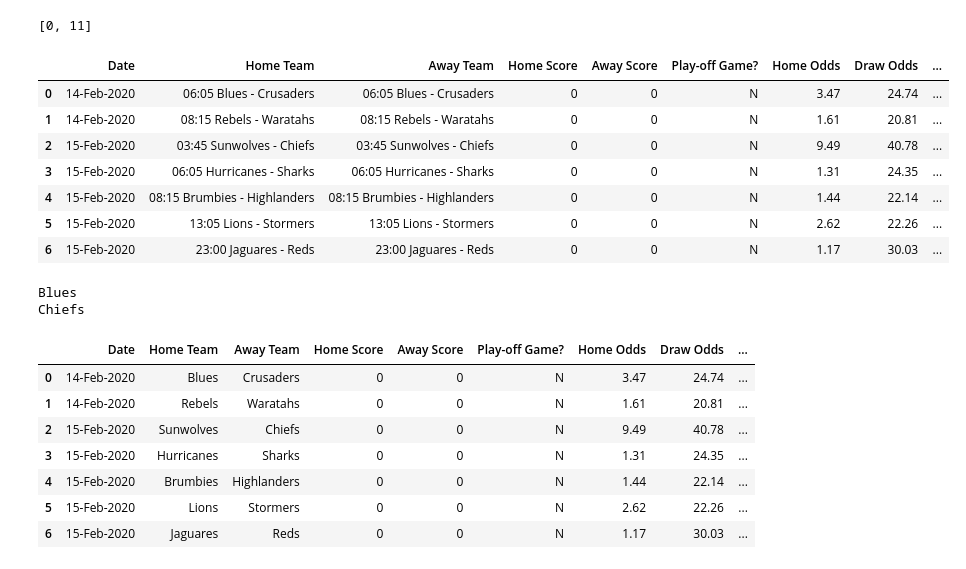
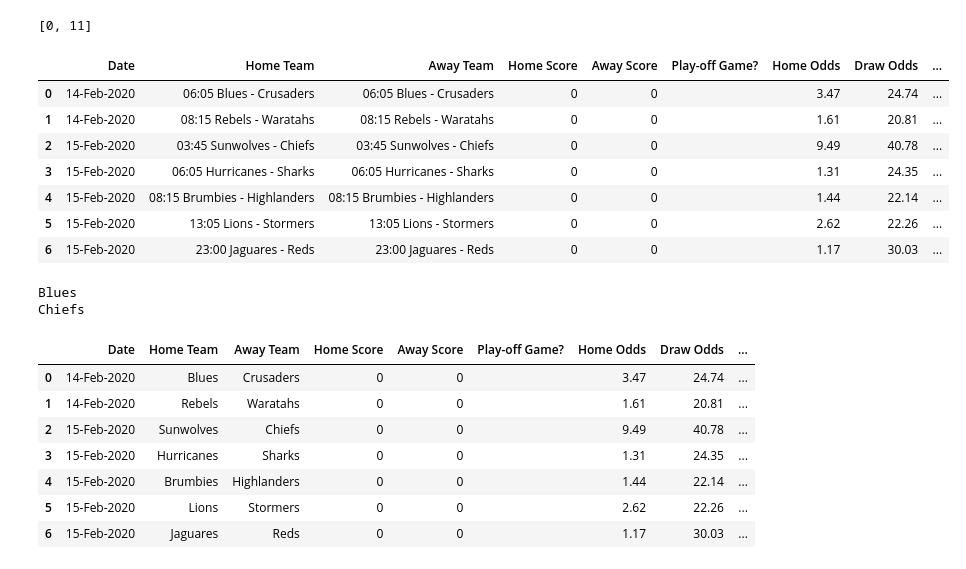
Before and after one commit to kieranbd/superrugby-predictor, a Jupyter notebook: Chromedriver_scraper.ipynb, the cells around one changed output. Saved outputs shown, nothing was run; the diff lists cells and outputs as text; code cells hidden in the pictures.

```diff
--- a/Chromedriver_scraper.ipynb
+++ b/Chromedriver_scraper.ipynb
@@ -118,41 +118,41 @@ for i in range(len(date_idx)):
     fixtures = []
 
     if i < len(date_idx)-1:
         last_match = date_idx[i+1]
         fixtures = table_rows[first_match:last_match]
 
     else:
         fixtures = table_rows[first_match:]
 
     fixtures = np.array(fixtures).reshape(-1, 5)
     date_col = np.repeat([date], fixtures.shape[0])
     fixtures = np.hstack((date_col.reshape(-1, 1), fixtures))
 
     # add each row to dictionary
     for f in fixtures:
         df['Date'].append(f[0])
         df['Home Team'].append(f[1])
         df['Away Team'].append(f[1])
         df['Home Score'].append(0)
         df['Away Score'].append(0)
-        df['Play-off Game?'].append('N')
+        df['Play-off Game?'].append('')
         df['Home Odds'].append(f[2])
         df['Draw Odds'].append(f[3])
         df['Away Odds'].append(f[4])
         df['Bookmakers Surveyed'].append(f[-1])
 
 # convert dictionary to dataframe
 df = pd.DataFrame(df)
 df.head(7)
 # %% [output]
 |  | Date | Home Team | Away Team | Home Score | Away Score | Play-off Game? | Home Odds | Draw Odds | ... |
-| 0 | 14-Feb-2020 | 06:05 Blues - Crusaders | 06:05 Blues - Crusaders | 0 | 0 | N | 3.47 | 24.74 | ... |
-| 1 | 14-Feb-2020 | 08:15 Rebels - Waratahs | 08:15 Rebels - Waratahs | 0 | 0 | N | 1.61 | 20.81 | ... |
-| 2 | 15-Feb-2020 | 03:45 Sunwolves - Chiefs | 03:45 Sunwolves - Chiefs | 0 | 0 | N | 9.49 | 40.78 | ... |
-| 3 | 15-Feb-2020 | 06:05 Hurricanes - Sharks | 06:05 Hurricanes - Sharks | 0 | 0 | N | 1.31 | 24.35 | ... |
-| 4 | 15-Feb-2020 | 08:15 Brumbies - Highlanders | 08:15 Brumbies - Highlanders | 0 | 0 | N | 1.44 | 22.14 | ... |
-| 5 | 15-Feb-2020 | 13:05 Lions - Stormers | 13:05 Lions - Stormers | 0 | 0 | N | 2.62 | 22.26 | ... |
-| 6 | 15-Feb-2020 | 23:00 Jaguares - Reds | 23:00 Jaguares - Reds | 0 | 0 | N | 1.17 | 30.03 | ... |
+| 0 | 14-Feb-2020 | 06:05 Blues - Crusaders | 06:05 Blues - Crusaders | 0 | 0 |  | 3.47 | 24.74 | ... |
+| 1 | 14-Feb-2020 | 08:15 Rebels - Waratahs | 08:15 Rebels - Waratahs | 0 | 0 |  | 1.61 | 20.81 | ... |
+| 2 | 15-Feb-2020 | 03:45 Sunwolves - Chiefs | 03:45 Sunwolves - Chiefs | 0 | 0 |  | 9.49 | 40.78 | ... |
+| 3 | 15-Feb-2020 | 06:05 Hurricanes - Sharks | 06:05 Hurricanes - Sharks | 0 | 0 |  | 1.31 | 24.35 | ... |
+| 4 | 15-Feb-2020 | 08:15 Brumbies - Highlanders | 08:15 Brumbies - Highlanders | 0 | 0 |  | 1.44 | 22.14 | ... |
+| 5 | 15-Feb-2020 | 13:05 Lions - Stormers | 13:05 Lions - Stormers | 0 | 0 |  | 2.62 | 22.26 | ... |
+| 6 | 15-Feb-2020 | 23:00 Jaguares - Reds | 23:00 Jaguares - Reds | 0 | 0 |  | 1.17 | 30.03 | ... |
 # %%
 def get_home(s):
     '''find the text between the kick-off time and the dash'''
@@ -174,10 +174,10 @@ df['Away Team'] = df['Away Team'].apply(get_away)
 df.head(7)
 # %% [output]
 |  | Date | Home Team | Away Team | Home Score | Away Score | Play-off Game? | Home Odds | Draw Odds | ... |
-| 0 | 14-Feb-2020 | Blues | Crusaders | 0 | 0 | N | 3.47 | 24.74 | ... |
-| 1 | 14-Feb-2020 | Rebels | Waratahs | 0 | 0 | N | 1.61 | 20.81 | ... |
-| 2 | 15-Feb-2020 | Sunwolves | Chiefs | 0 | 0 | N | 9.49 | 40.78 | ... |
-| 3 | 15-Feb-2020 | Hurricanes | Sharks | 0 | 0 | N | 1.31 | 24.35 | ... |
-| 4 | 15-Feb-2020 | Brumbies | Highlanders | 0 | 0 | N | 1.44 | 22.14 | ... |
-| 5 | 15-Feb-2020 | Lions | Stormers | 0 | 0 | N | 2.62 | 22.26 | ... |
-| 6 | 15-Feb-2020 | Jaguares | Reds | 0 | 0 | N | 1.17 | 30.03 | ... |
+| 0 | 14-Feb-2020 | Blues | Crusaders | 0 | 0 |  | 3.47 | 24.74 | ... |
+| 1 | 14-Feb-2020 | Rebels | Waratahs | 0 | 0 |  | 1.61 | 20.81 | ... |
+| 2 | 15-Feb-2020 | Sunwolves | Chiefs | 0 | 0 |  | 9.49 | 40.78 | ... |
+| 3 | 15-Feb-2020 | Hurricanes | Sharks | 0 | 0 |  | 1.31 | 24.35 | ... |
+| 4 | 15-Feb-2020 | Brumbies | Highlanders | 0 | 0 |  | 1.44 | 22.14 | ... |
+| 5 | 15-Feb-2020 | Lions | Stormers | 0 | 0 |  | 2.62 | 22.26 | ... |
+| 6 | 15-Feb-2020 | Jaguares | Reds | 0 | 0 |  | 1.17 | 30.03 | ... |
```
Also changed, not shown: parts of 11 cells of this notebook, 5 other files.
